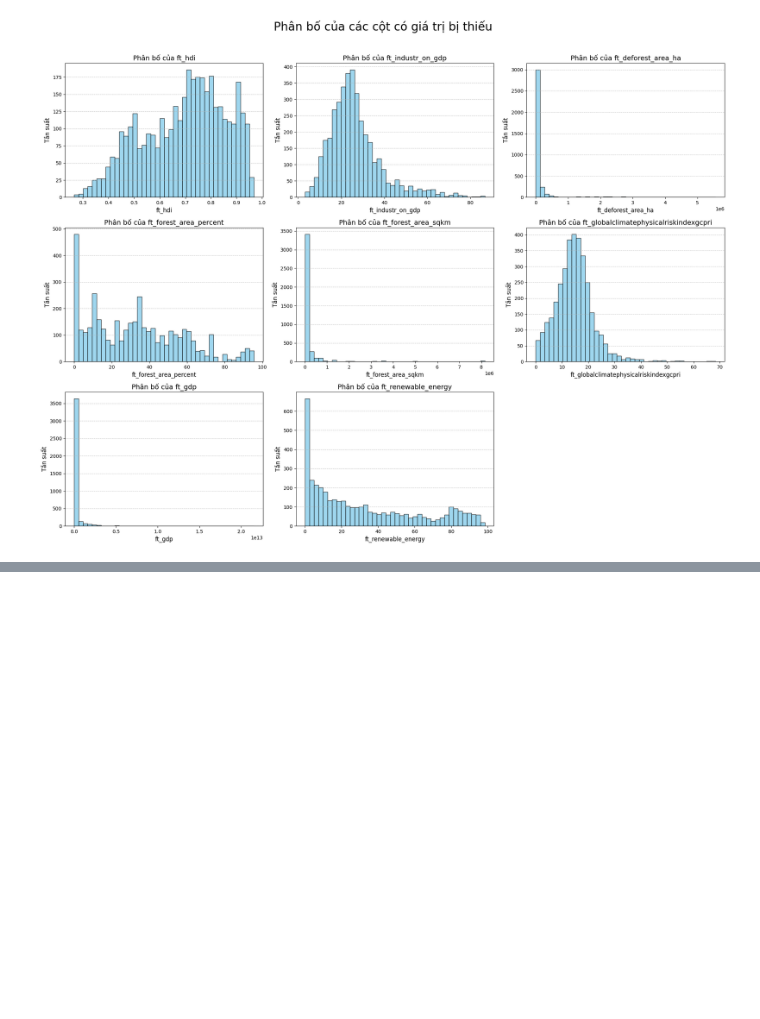
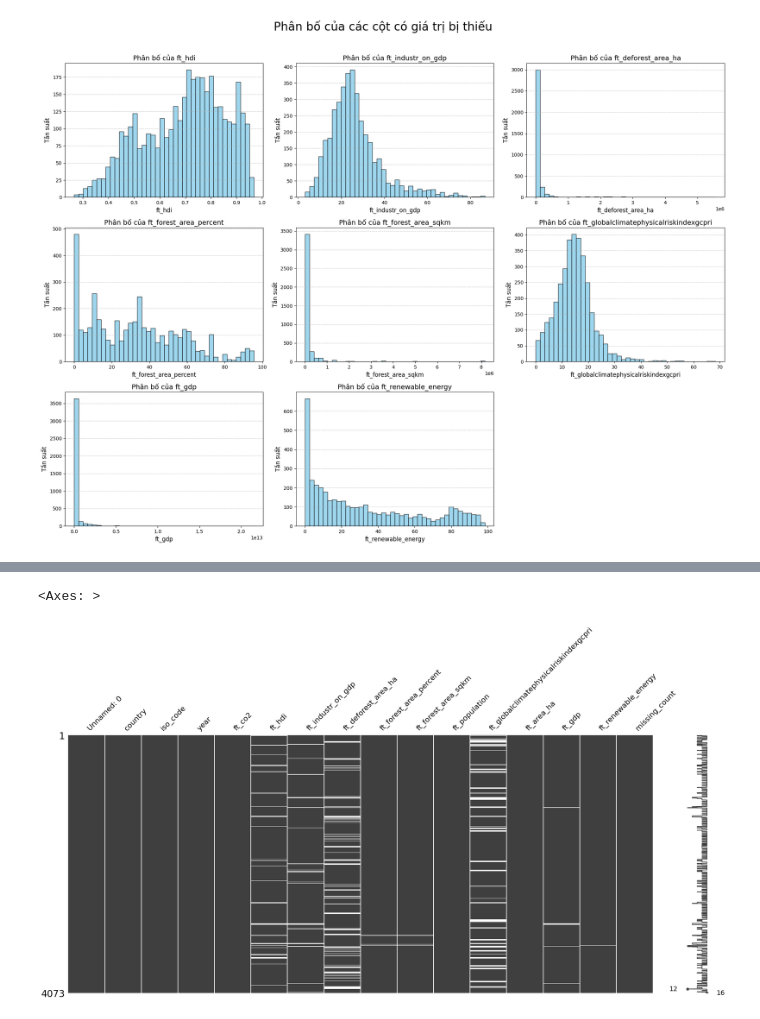
Before and after one commit to lengocan/Analysis_CO2_Emission_Prj, a Jupyter notebook: eda.ipynb, the cells around one changed output, grey strips where cells are left out. Saved outputs shown, nothing was run; the diff lists cells and outputs as text; code cells hidden in the pictures; blank space fills up the shorter version.

```diff
--- a/eda.ipynb
+++ b/eda.ipynb
@@ -2,7 +2,7 @@
 import pandas as pd
 import numpy as np
 
-path = r"/home/anle/Analysis_CO2_Emission_Prj/Merge_Data/final.csv"
+path = r"/root/Analysis_CO2_Emission_Prj/Merge_Data/final.csv"
 df = pd.read_csv(path)
 # %%
 df.shape
@@ -555,8 +551,0 @@ plt.show()
-# %%
-# Áp dụng cho một cột
-df_merged['ft_deforest_area_ha_log'] = np.log1p(df_merged['ft_deforest_area_ha'])
-
-# Hoặc áp dụng cho nhiều cột cùng lúc
-cols_to_transform = ['ft_deforest_area_ha', 'ft_gdp', 'ft_co2'] # ví dụ
-for col in cols_to_transform:
-    df_merged[f'{col}_log'] = np.log1p(df_merged[col])
@@ -606,0 +564,6 @@ plt.show()
+# %%
+import missingno as msno
+msno.matrix(df_merged)
+# %% [output]
+<Axes: >
+[figure, added]
```
Also changed, not shown: parts of 23 cells of this notebook, 2 other files.
